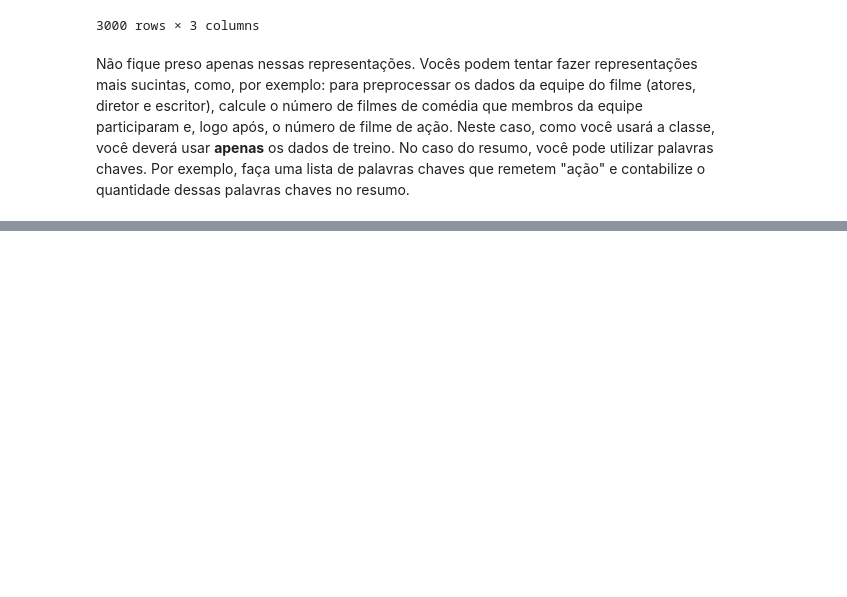
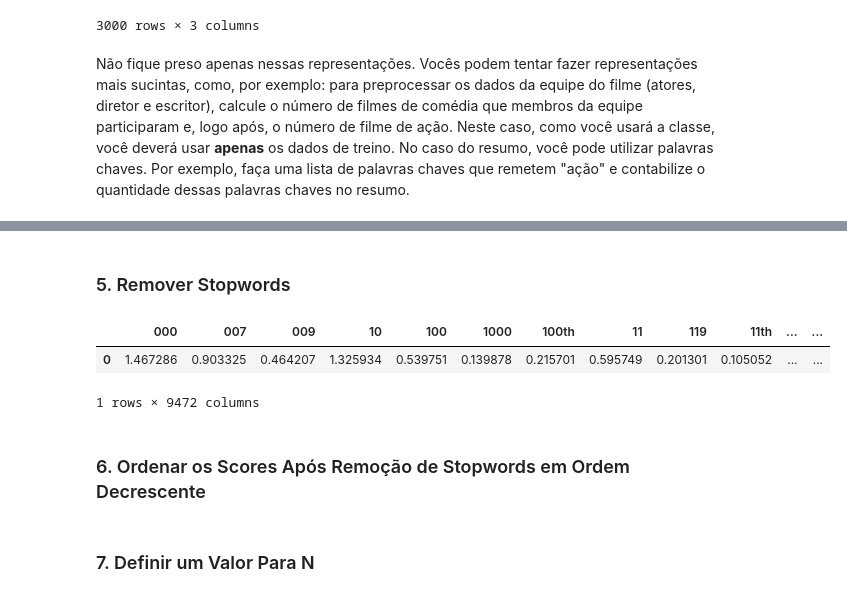
Before and after one commit to DiegoAscanio/nlp-cefetmg, a Jupyter notebook: parte-2/binarizacao_e_tf_idf.ipynb, the cells around one changed output, grey strips where cells are left out. Saved outputs shown, nothing was run; the diff lists cells and outputs as text; code cells hidden in the pictures; blank space fills up the shorter version.

Commit message:
binarização e score tfidf entendidas!

```diff
--- a/parte-2/binarizacao_e_tf_idf.ipynb
+++ b/parte-2/binarizacao_e_tf_idf.ipynb
@@ -278,0 +323,16 @@ Não fique preso apenas nessas representações. Vocês podem tentar fazer repre
+# %%
+sum_scores = pd.DataFrame(df_bow_amostra_acao.sum(axis = 0)).T
+# %% [markdown]
+### 5. Remover Stopwords
+# %%
+from nltk.corpus import stopwords
+sw = set(stopwords.words('english'))
+stopwords_a_remover = list(sw.intersection(set(sum_scores.columns)))
+sum_scores.drop(columns = stopwords_a_remover, inplace = True)
+sum_scores
+# %% [output]
+|  | 000 | 007 | 009 | 10 | 100 | 1000 | 100th | 11 | 119 | 11th | ... | ... |
+| 0 | 1.467286 | 0.903325 | 0.464207 | 1.325934 | 0.539751 | 0.139878 | 0.215701 | 0.595749 | 0.201301 | 0.105052 | ... | ... |
+1 rows × 9472 columns
+# %% [markdown]
+### 6. Ordenar os Scores Após Remoção de Stopwords em Ordem Decrescente
@@ -278,0 +341,2 @@ Não fique preso apenas nessas representações. Vocês podem tentar fazer repre
+# %% [markdown]
+### 7. Definir um Valor Para N
```
Also changed, not shown: parts of 11 cells of this notebook.
